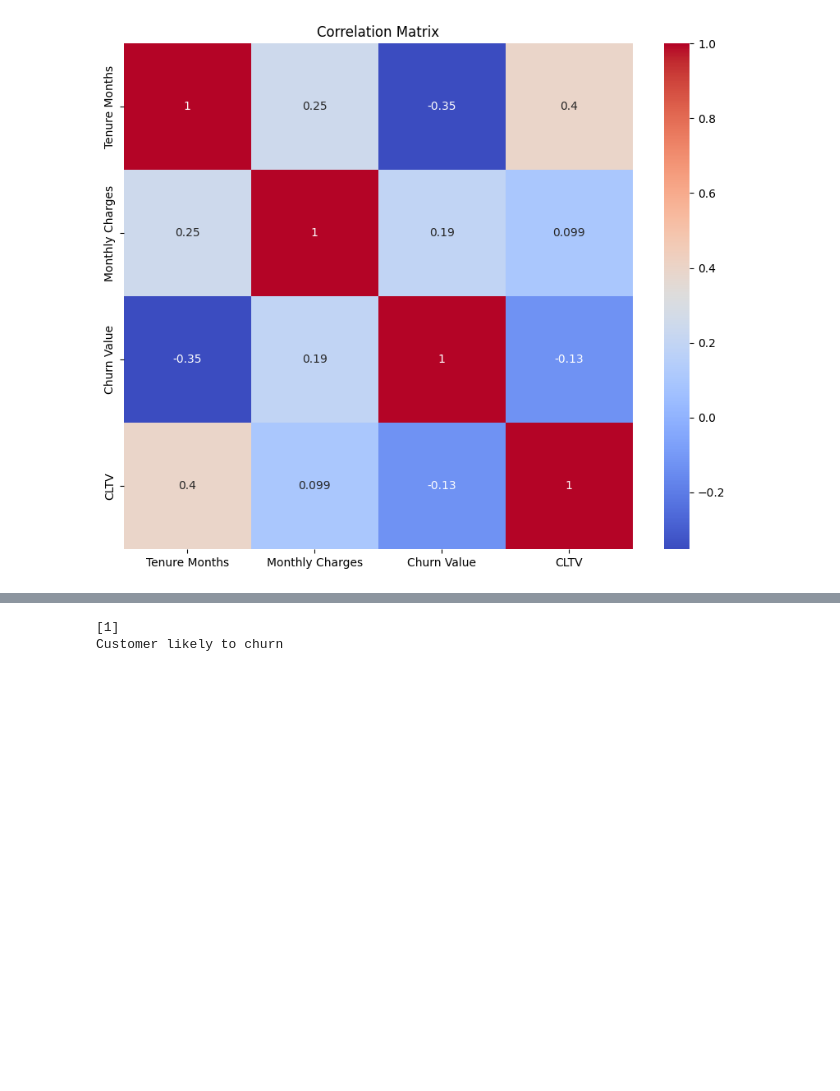
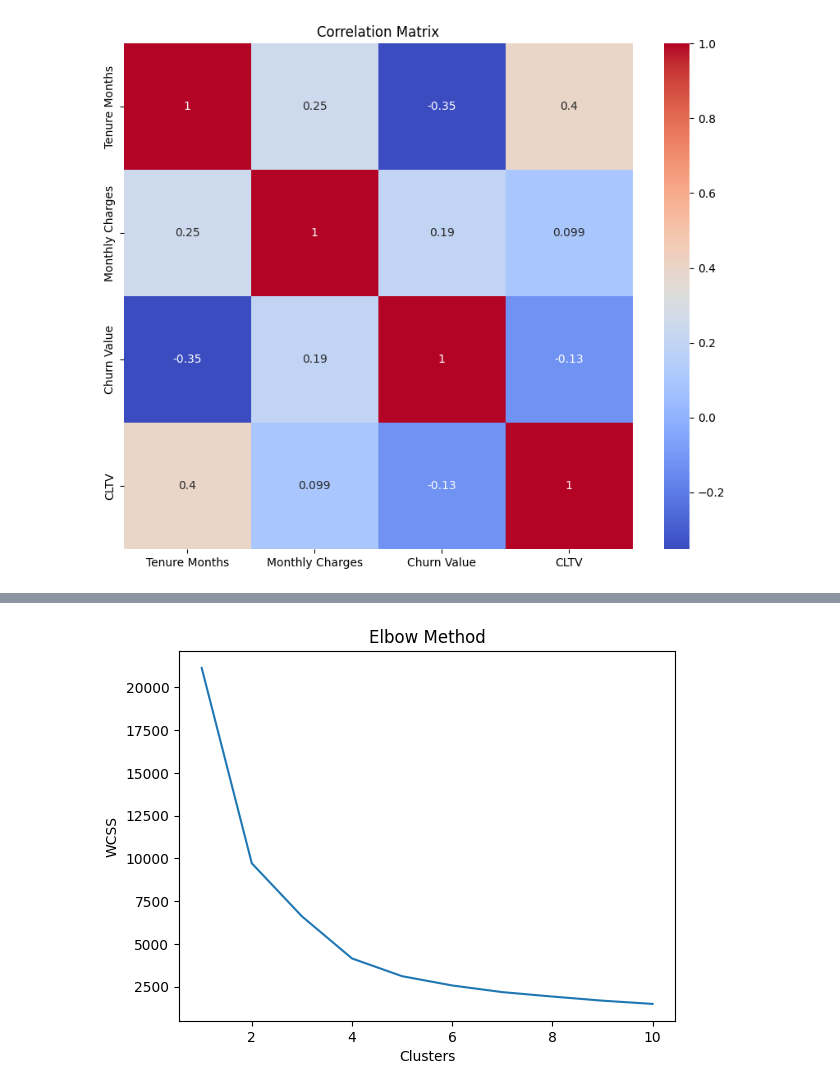
Before and after one commit to aditik-20/CustomerSeg_Churn, a Jupyter notebook: CustomerSeg_Churn.ipynb, the cells around one changed output, grey strips where cells are left out. Cells and saved outputs as stored; diff of their text form; code cells hidden in the pictures; blank space fills up the shorter version.

```diff
--- a/CustomerSeg_Churn.ipynb
+++ b/CustomerSeg_Churn.ipynb
@@ -992,14 +971,41 @@ plt.show()
-# %%
-sample = X_test.iloc[[0]]
-
-prediction = model.predict(sample)
-
-print(prediction)
-
-if prediction[0]==1:
-    print("Customer likely to churn")
-else:
-    print("Customer likely to stay")
-# %% [output]
-[1]
-Customer likely to churn
+# %%
+from sklearn.cluster import KMeans
+
+segment=df[[
+    'Tenure Months',
+    'Monthly Charges',
+    'Total Charges'
+]]
+
+scaled=scaler.fit_transform(
+    segment
+)
+
+wcss=[]
+
+for k in range(1,11):
+
+    kmeans=KMeans(
+        n_clusters=k,
+        random_state=42
+    )
+
+    kmeans.fit(scaled)
+
+    wcss.append(
+        kmeans.inertia_
+    )
+
+plt.plot(
+    range(1,11),
+    wcss
+)
+
+plt.xlabel("Clusters")
+plt.ylabel("WCSS")
+
+plt.title("Elbow Method")
+
+plt.show()
+# %% [output]
+[figure, added]
```
Also changed, not shown: parts of 16 cells of this notebook.
